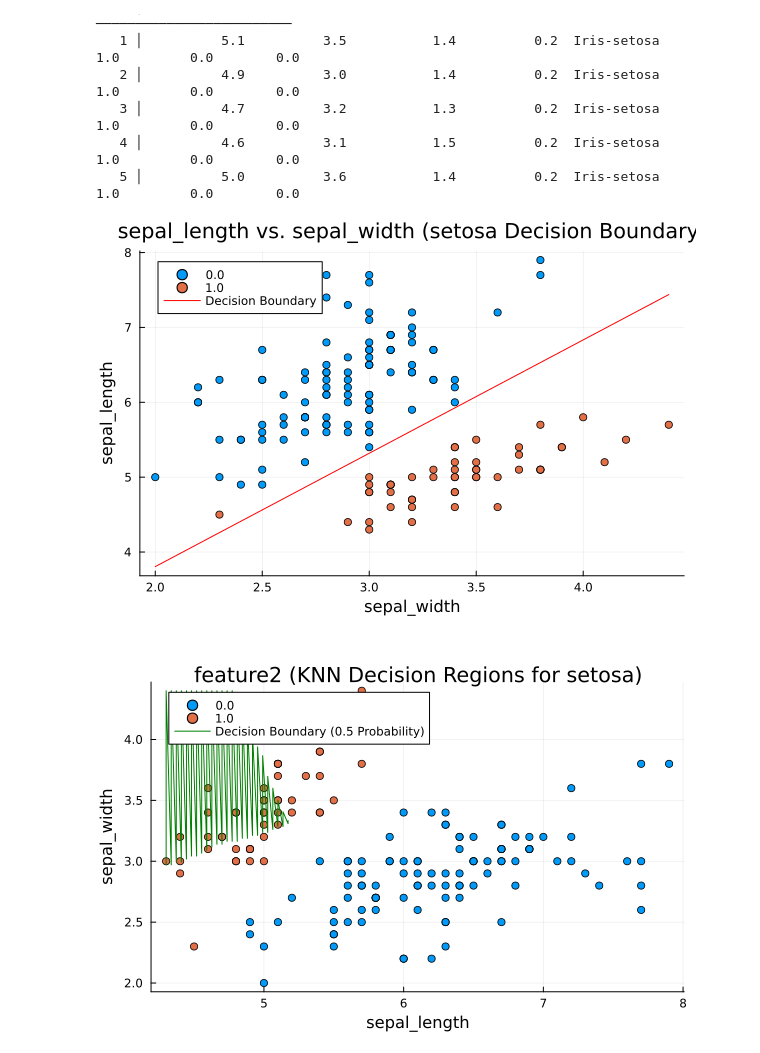
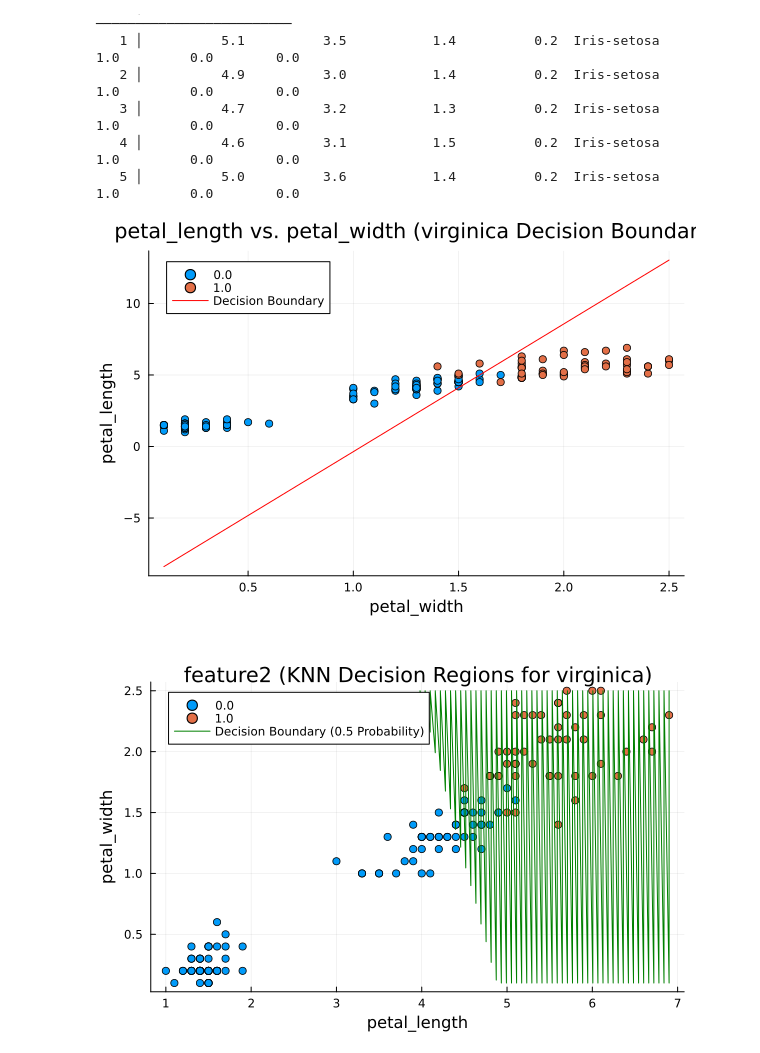
Before and after one commit to wparedes17/statistical-learning-julia, a Jupyter notebook: class_1.ipynb, the cells around one changed output. Saved outputs shown, nothing was run; the diff lists cells and outputs as text; code cells hidden in the pictures.

Commit message:
Se ha cambiado setosa por virginica en ambos modelos

```diff
--- a/class_1.ipynb
+++ b/class_1.ipynb
@@ -56,9 +56,9 @@ function plot_decision_boundary(df, feature1, feature2, target_species, decision
     plot!(feature2_range, feature1_pred, color=:red, label="Decision Boundary")
 end
 
-plot_decision_boundary(df, "sepal_length", "sepal_width", "setosa")
+plot_decision_boundary(df, "petal_length", "petal_width", "virginica")
 # %% [output]
-[figure, old version]
+[figure, new version]
 # %%
 using NearestNeighbors, Plots, DataFrames, Statistics, StatsBase
 
@@ -78,32 +78,32 @@ function plot_knn_decision_boundary(df, feature1, feature2, target_species, cont
 
     # Concatenar los puntos de la malla
     flat_grid_points = hcat(grid_points...)
 
     # Predecir las clases de los puntos de la malla
     idxs, _ = knn(kdtree, flat_grid_points, k, true)
     y_pred = [mean(y[idxs[i]]) for i in 1:size(flat_grid_points, 2)]
 
     y_pred_rounded = round.(y_pred, digits=2)
 
     # Data para el gráfico
     plot_df = DataFrame(
         x1 = first.(grid_points),
         x2 = last.(grid_points),
         y_pred_rounded = y_pred_rounded
     )
 
     # Filtrar los puntos de la frontera
     boundary_points = filter(:y_pred_rounded => ==(control), plot_df)
     sort!(boundary_points, :x1)  # Sort by x1
 
     # Grafico y regiones de decisión
     scatter(X[:, 1], X[:, 2], group=y,
             xlabel=feature1, ylabel=feature2, legend=:topleft,
             title="
 feature2 (KNN Decision Regions for $target_species)")
     plot!(boundary_points.x1, boundary_points.x2, color=:green, label="Decision Boundary (0.5 Probability)")
 end
 
-plot_knn_decision_boundary(df, "sepal_length", "sepal_width", "setosa", k=100)
+plot_knn_decision_boundary(df, "petal_length", "petal_width", "virginica", k=100)
 # %% [output]
-[figure, old version]
+[figure, new version]
```
